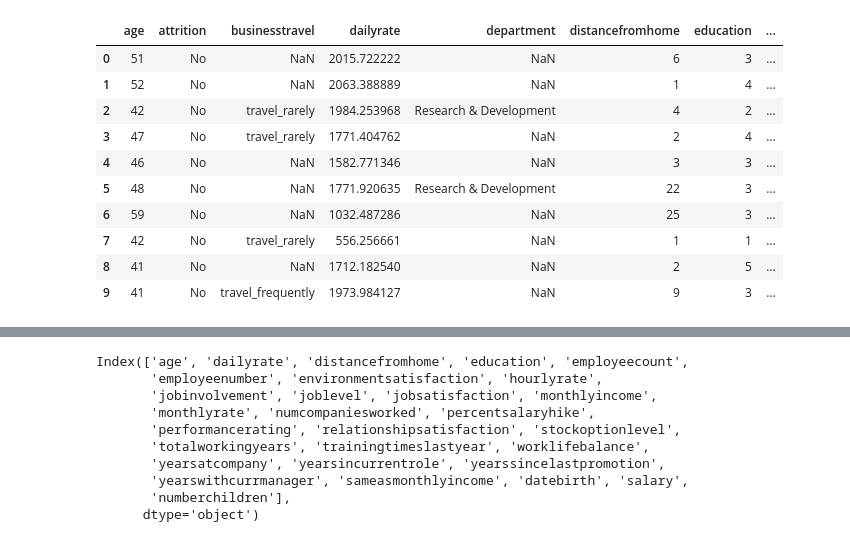
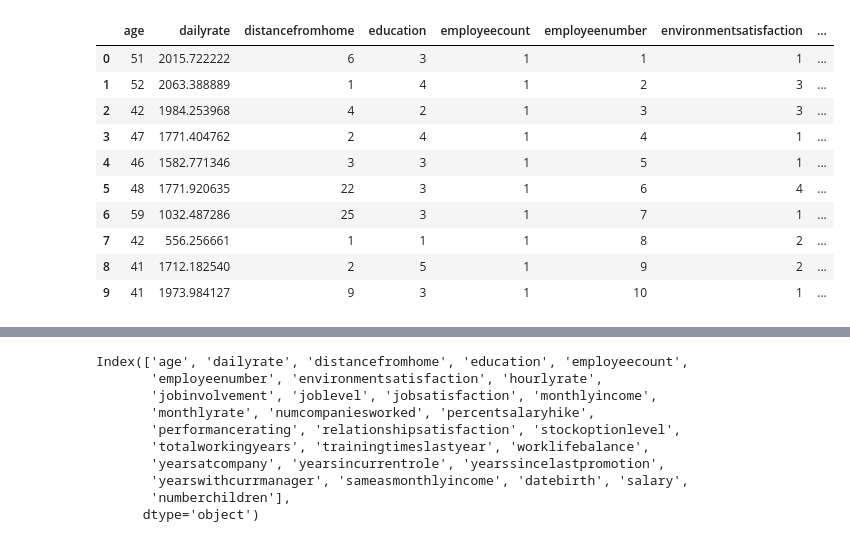
Before and after one commit to ArianaPapantonio/Final_project_module_3, a Jupyter notebook: df-numerico.ipynb, the cells around one changed output, grey strips where cells are left out. Cells and saved outputs as stored; diff of their text form; code cells hidden in the pictures.

Commit message:
documentacion division DFs y anotaciones df numerico

```diff
--- a/df-numerico.ipynb
+++ b/df-numerico.ipynb
@@ -9,14 +9,14 @@ df = pd.read_csv('CSV/hr_raw_data_final.csv', index_col=0) ## Añadimos index co
 # %%
-df.head(10)
+df_numericos.head(10)
 # %% [output]
-|  | age | attrition | businesstravel | dailyrate | department | distancefromhome | education | ... |
-| 0 | 51 | No | NaN | 2015.722222 | NaN | 6 | 3 | ... |
-| 1 | 52 | No | NaN | 2063.388889 | NaN | 1 | 4 | ... |
-| 2 | 42 | No | travel_rarely | 1984.253968 | Research & Development | 4 | 2 | ... |
-| 3 | 47 | No | travel_rarely | 1771.404762 | NaN | 2 | 4 | ... |
-| 4 | 46 | No | NaN | 1582.771346 | NaN | 3 | 3 | ... |
-| 5 | 48 | No | NaN | 1771.920635 | Research & Development | 22 | 3 | ... |
-| 6 | 59 | No | NaN | 1032.487286 | NaN | 25 | 3 | ... |
-| 7 | 42 | No | travel_rarely | 556.256661 | NaN | 1 | 1 | ... |
-| 8 | 41 | No | NaN | 1712.182540 | NaN | 2 | 5 | ... |
-| 9 | 41 | No | travel_frequently | 1973.984127 | NaN | 9 | 3 | ... |
+|  | age | dailyrate | distancefromhome | education | employeecount | employeenumber | environmentsatisfaction | ... |
+| 0 | 51 | 2015.722222 | 6 | 3 | 1 | 1 | 1 | ... |
+| 1 | 52 | 2063.388889 | 1 | 4 | 1 | 2 | 3 | ... |
+| 2 | 42 | 1984.253968 | 4 | 2 | 1 | 3 | 3 | ... |
+| 3 | 47 | 1771.404762 | 2 | 4 | 1 | 4 | 1 | ... |
+| 4 | 46 | 1582.771346 | 3 | 3 | 1 | 5 | 1 | ... |
+| 5 | 48 | 1771.920635 | 22 | 3 | 1 | 6 | 4 | ... |
+| 6 | 59 | 1032.487286 | 25 | 3 | 1 | 7 | 1 | ... |
+| 7 | 42 | 556.256661 | 1 | 1 | 1 | 8 | 2 | ... |
+| 8 | 41 | 1712.182540 | 2 | 5 | 1 | 9 | 2 | ... |
+| 9 | 41 | 1973.984127 | 9 | 3 | 1 | 10 | 1 | ... |
```
Also changed, not shown: parts of 13 cells of this notebook, 1 other file.
